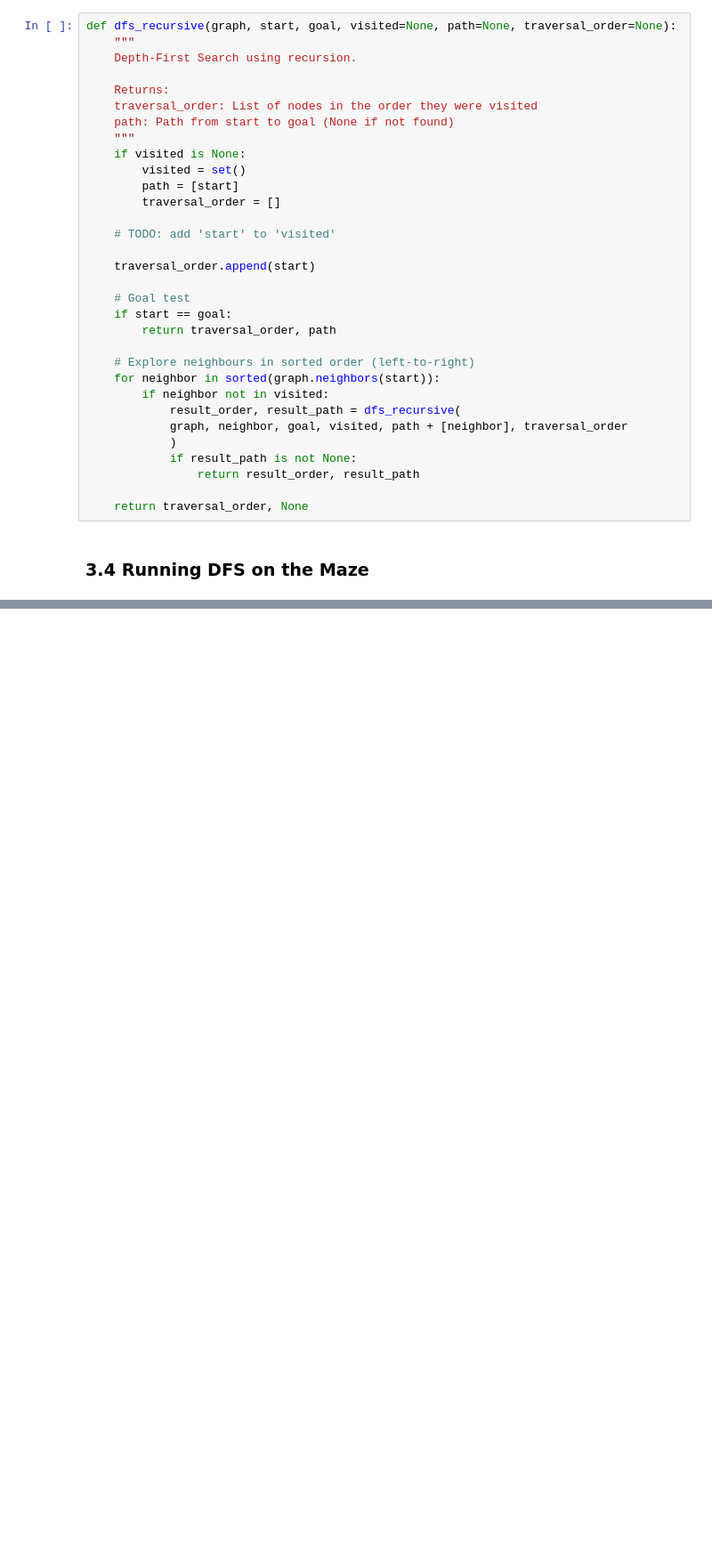
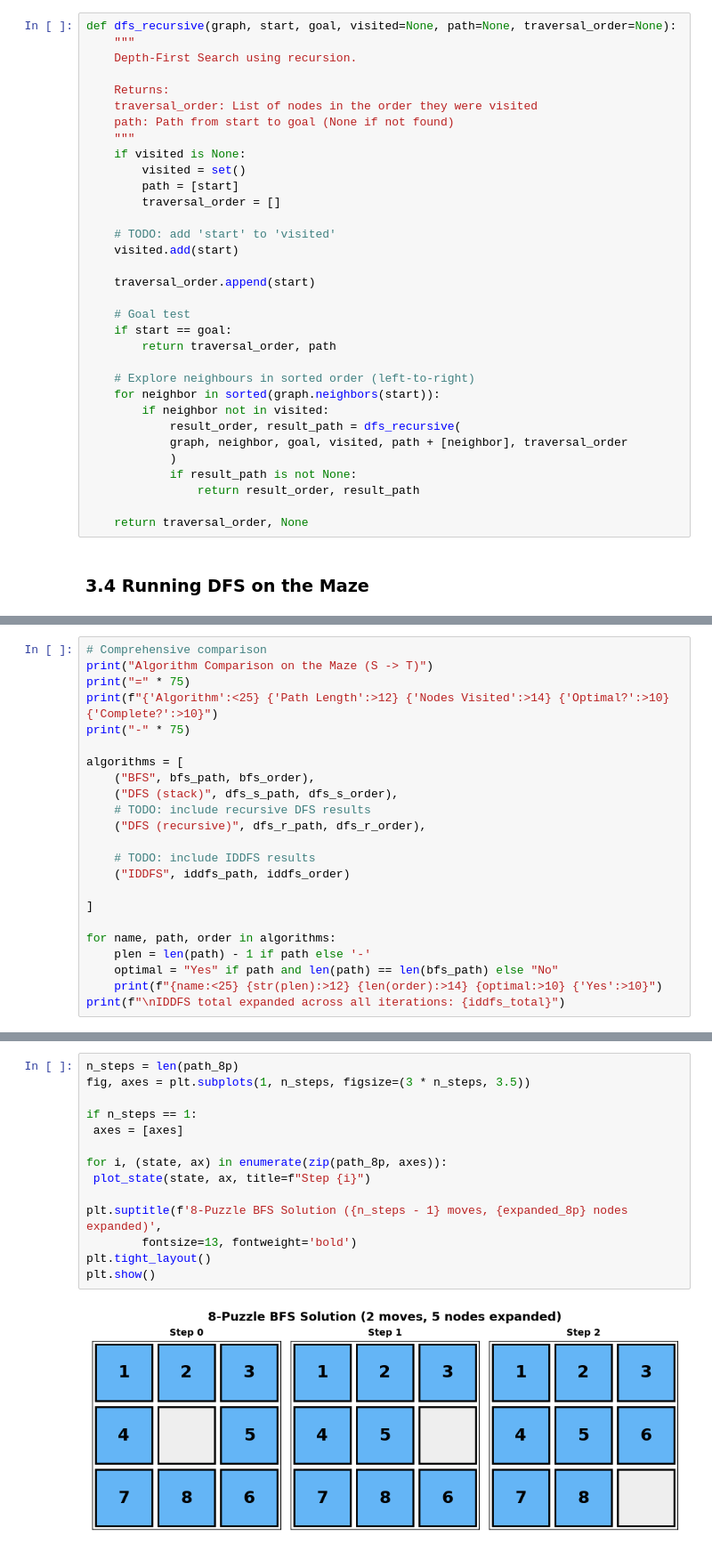
Before and after one commit to eoinocathasaigh/Artificial-Intelligence-Labs, a Jupyter notebook: Lab 7/Lab7.ipynb, the cells around one changed output, grey strips where cells are left out. Shown at 89% size. Drawn from its saved outputs; the diff is of its cells as text; blank space fills up the shorter version.

```diff
--- a/Lab 7/Lab7.ipynb
+++ b/Lab 7/Lab7.ipynb
@@ -440,6 +441,7 @@ def dfs_recursive(graph, start, goal, visited=None, path=None, traversal_order=N
         traversal_order = []
 
     # TODO: add 'start' to 'visited'
+    visited.add(start)
 
     traversal_order.append(start)
 
@@ -476,0 +779,23 @@ NameError: name 'dfs_stack' is not defined
+# %%
+# Comprehensive comparison
+print("Algorithm Comparison on the Maze (S -> T)")
+print("=" * 75)
+print(f"{'Algorithm':<25} {'Path Length':>12} {'Nodes Visited':>14} {'Optimal?':>10} {'Complete?':>10}")
+print("-" * 75)
+
+algorithms = [
+    ("BFS", bfs_path, bfs_order),
+    ("DFS (stack)", dfs_s_path, dfs_s_order),
+    # TODO: include recursive DFS results
+    ("DFS (recursive)", dfs_r_path, dfs_r_order),
+
+    # TODO: include IDDFS results
+    ("IDDFS", iddfs_path, iddfs_order)
+
+]
+
+for name, path, order in algorithms:
+    plen = len(path) - 1 if path else '-'
+    optimal = "Yes" if path and len(path) == len(bfs_path) else "No"
+    print(f"{name:<25} {str(plen):>12} {len(order):>14} {optimal:>10} {'Yes':>10}")
+print(f"\nIDDFS total expanded across all iterations: {iddfs_total}")
@@ -476,0 +1011,16 @@ NameError: name 'dfs_stack' is not defined
+# %%
+n_steps = len(path_8p)
+fig, axes = plt.subplots(1, n_steps, figsize=(3 * n_steps, 3.5))
+
+if n_steps == 1:
+ axes = [axes]
+
+for i, (state, ax) in enumerate(zip(path_8p, axes)):
+ plot_state(state, ax, title=f"Step {i}")
+
+plt.suptitle(f'8-Puzzle BFS Solution ({n_steps - 1} moves, {expanded_8p} nodes expanded)',
+        fontsize=13, fontweight='bold')
+plt.tight_layout()
+plt.show()
+# %% [output]
+[figure, added]
```
Also changed, not shown: parts of 31 cells of this notebook.
